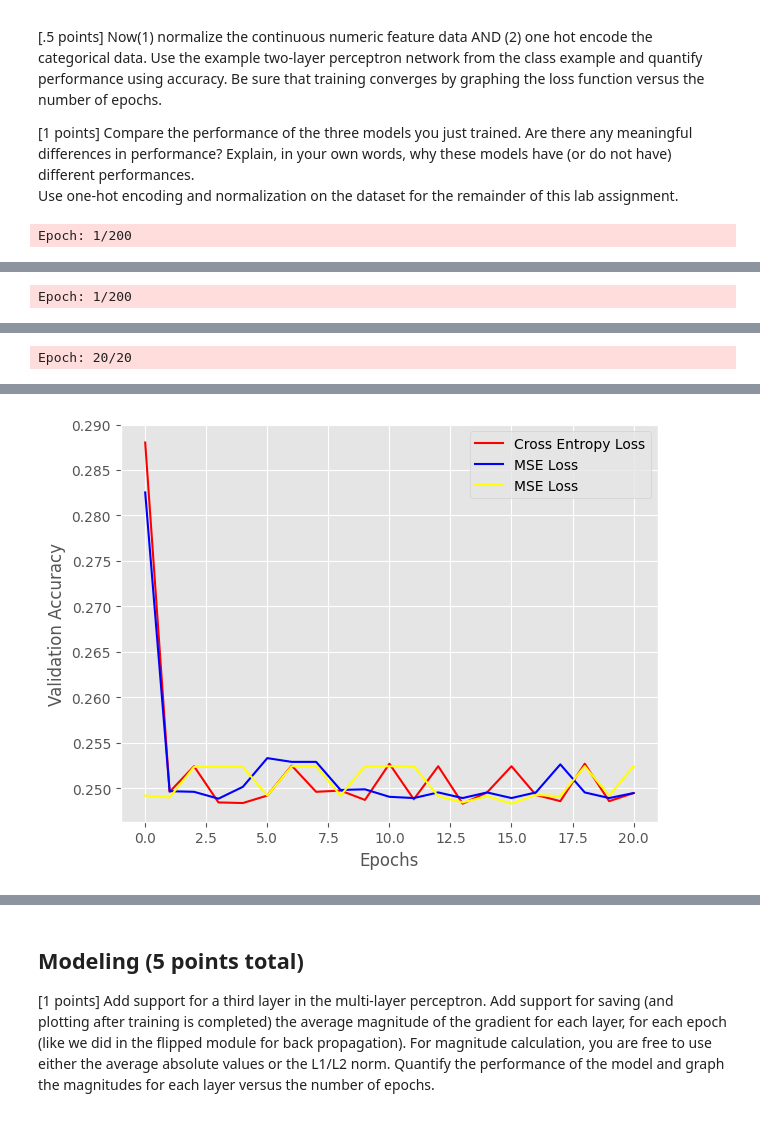
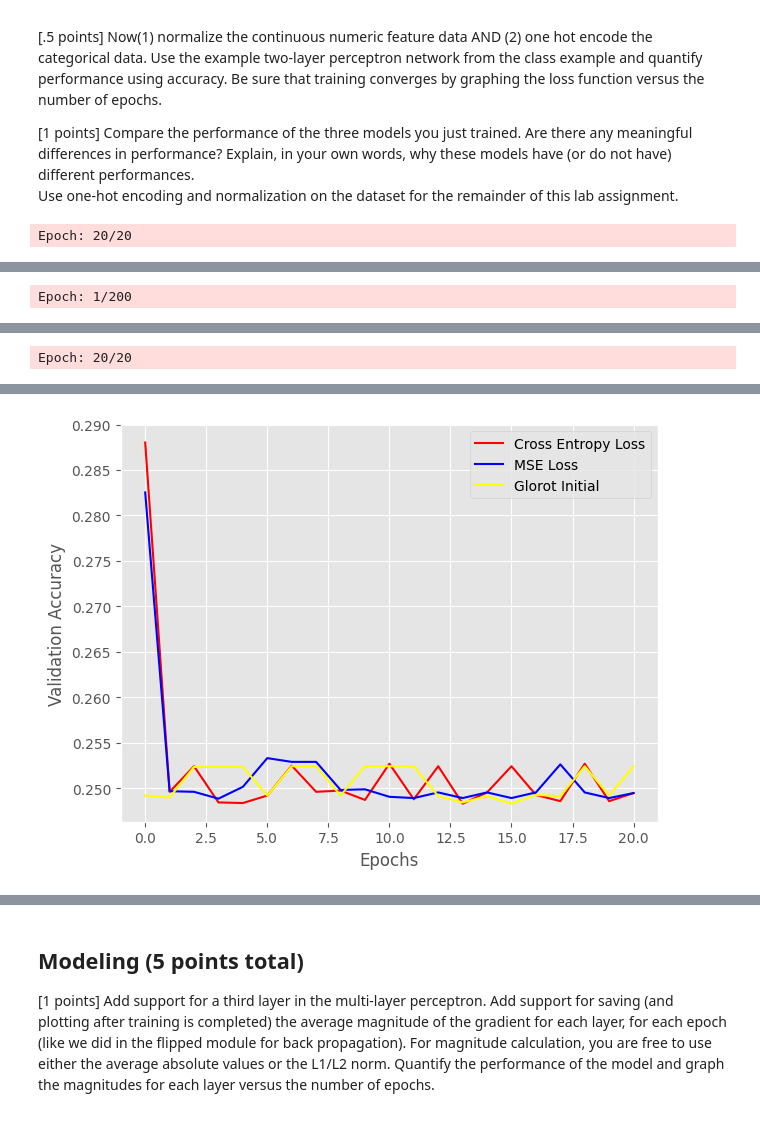
Before and after one commit to bennyandthejetss/ML_lab4, a Jupyter notebook: Lab4.ipynb, the cells around one changed output, grey strips where cells are left out. Cells and saved outputs as stored; diff of their text form; code cells hidden in the pictures.

```diff
--- a/Lab4.ipynb
+++ b/Lab4.ipynb
@@ -100,15 +100,13 @@ from sklearn.model_selection import ShuffleSplit, train_test_split
 # we want to predict the X and y data as follows:
 if 'ChildPoverty' in df:
     y = df['ChildPoverty'].to_numpy() # get the labels we want
-    if 'ChildPoverty' in df:
-        del df['ChildPoverty']
+    del df['ChildPoverty']
 
-    df.info()
 
     #norm_features = ['State', 'TotalPop', 'Men', 'Women', 'Hispanic', 'White', 'Black', 'Native', 'Asian', 'Pacific', 'VotingAgeCitizen', 'Poverty', 'Employed']
     #df[norm_features] = (df[norm_features]-df[norm_features].mean()) / df[norm_features].std()
     X = df.to_numpy() # use everything else to predict!
-    df = pd.concat((df,tmpdf),axis=1)
+    #df = pd.concat((df,tmpdf),axis=1)
 
     ## X and y are now numpy matrices, by calling 'values' on the pandas data frames we
     #    have converted them into simple matrices to use with scikit learn
@@ -117,11 +115,9 @@ if 'ChildPoverty' in df:
 # to use the cross validation object in scikit learn, we need to grab an instance
 #    of the object and set it up. This object will be able to split our data into
 #    training and testing splits
-num_cv_iterations = 3
-num_instances = len(y)
 X_train, X_test, y_train, y_test = train_test_split(X, y,
                                                     test_size=0.2,
-                                                    random_state=0)
+                                                    random_state=0, shuffle = True)
 df.info()
 # %% [output]
 <class 'pandas.core.frame.DataFrame'>
@@ -634,10 +633,12 @@ def print_result(nn,X_train,y_train,X_test,y_test,title="",color="red"):
     plt.legend(loc='best')
     plt.grid(True)
 # %%
+from sklearn import metrics as mt
 vals = { 'n_hidden':30,
          'C':0.1, 'epochs':20, 'eta':0.001,
          'alpha':0.001, 'decrease_const':1e-5, 'minibatches':50,
          'shuffle':True,'random_state':1}
+
 
 nn_quad = TLPMiniBatch(**vals)
 nn_cross = TLPMiniBatchCrossEntropy(**vals)
@@ -647,8 +648,8 @@ nn_better = TLPBetterInitial(**vals)
 %time nn_better.fit(X_train, y_train, print_progress=1, XY_test=(X_test, y_test))
 print_result(nn_cross,X_train,y_train,X_test,y_test,title="Cross Entropy Loss",color="red")
 print_result(nn_quad,X_train,y_train,X_test,y_test,title="MSE Loss",color="blue")
-print_result(nn_better,X_train,y_train,X_test,y_test,title="MSE Loss",color="yellow")
+print_result(nn_better,X_train,y_train,X_test,y_test,title="Glorot Initial",color="yellow")
 
 plt.show()
 # %% [output]
-Epoch: 1/200
+Epoch: 20/20
@@ -673,3 +674,3 @@ MSE Loss :
 Resubstitution acc: 0.24948552613527233
 Validation acc: 0.2524178613073599
-[figure, old version]
+[figure, new version]
```
Also changed, not shown: parts of 4 cells of this notebook.
